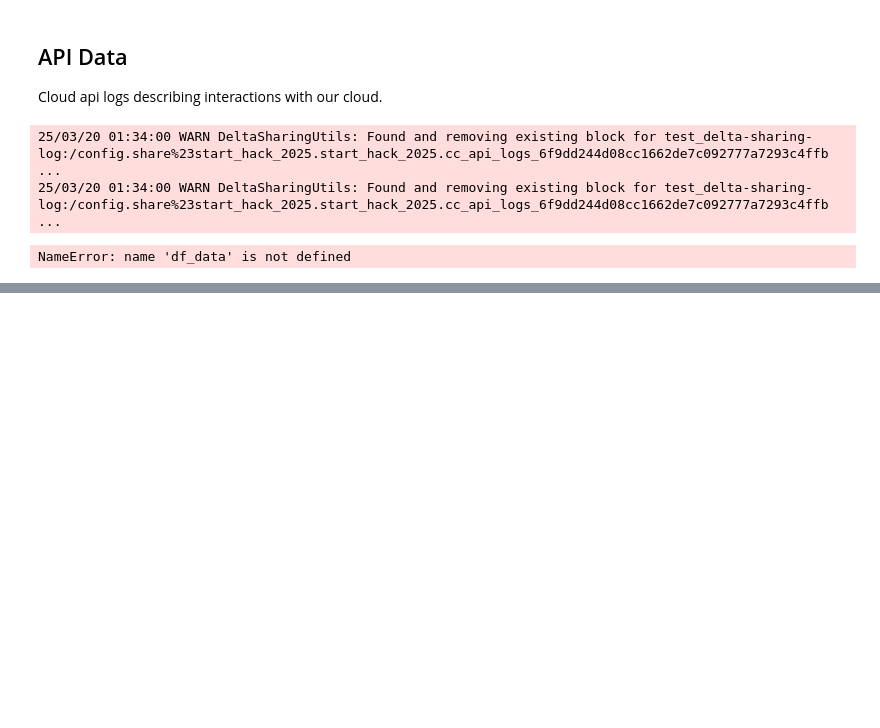
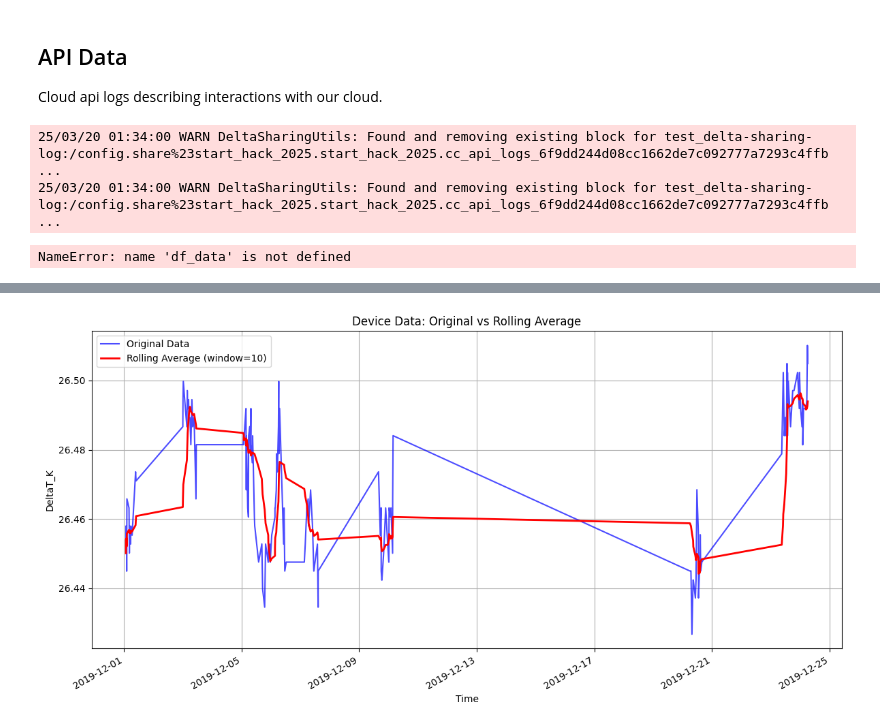
Before and after one commit to oiver12/StartHack25_GitHard, a Jupyter notebook: belimo_pythonAnalysis/demo/work/docker-demo.ipynb, the cells around one changed output, grey strips where cells are left out. Cells and saved outputs as stored; diff of their text form; code cells hidden in the pictures; blank space fills up the shorter version.

```diff
--- a/belimo_pythonAnalysis/demo/work/docker-demo.ipynb
+++ b/belimo_pythonAnalysis/demo/work/docker-demo.ipynb
@@ -408,0 +503,27 @@ NameError: name 'df_data' is not defined
+# %%
+import matplotlib.pyplot as plt
+
+# Create a figure with a larger size
+plt.figure(figsize=(12, 6))
+
+# Plot original data
+plt.plot(df['sample_time'], df['DeltaT_K'], 'b-', label='Original Data', alpha=0.7)
+
+# Plot rolling average
+plt.plot(df['sample_time'], df['DeltaT_K_RollingAvg'], 'r-', label='Rolling Average (window=10)', linewidth=2)
+
+# Add labels and title
+plt.title('Device Data: Original vs Rolling Average')
+plt.xlabel('Time')
+plt.ylabel('DeltaT_K')
+plt.legend()
+plt.grid(True)
+
+# Format the x-axis to show dates nicely
+plt.gcf().autofmt_xdate()
+
+# Show the plot
+plt.tight_layout()
+plt.show()
+# %% [output]
+[figure, added]
```
Also changed, not shown: parts of 4 cells of this notebook, 45 other files.
